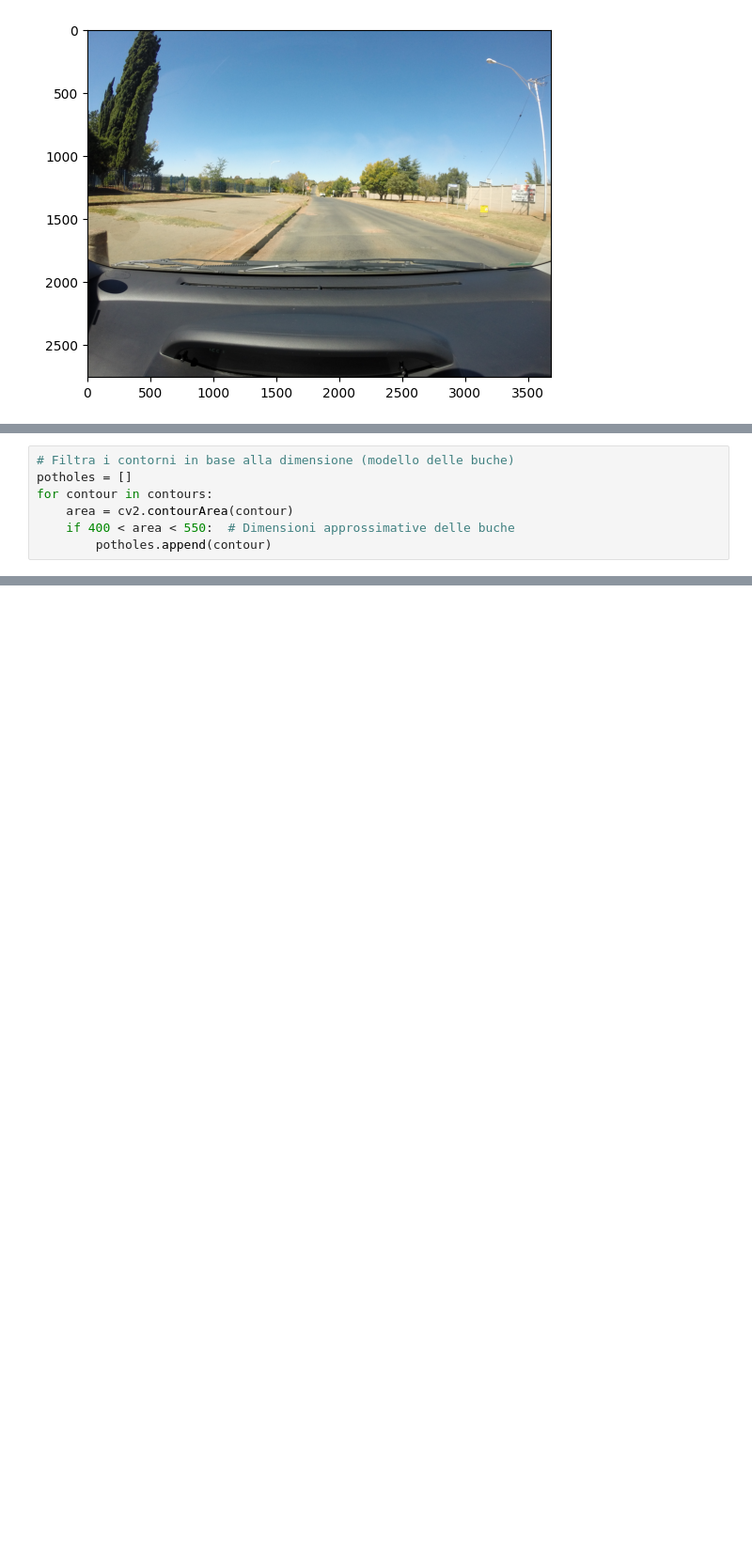
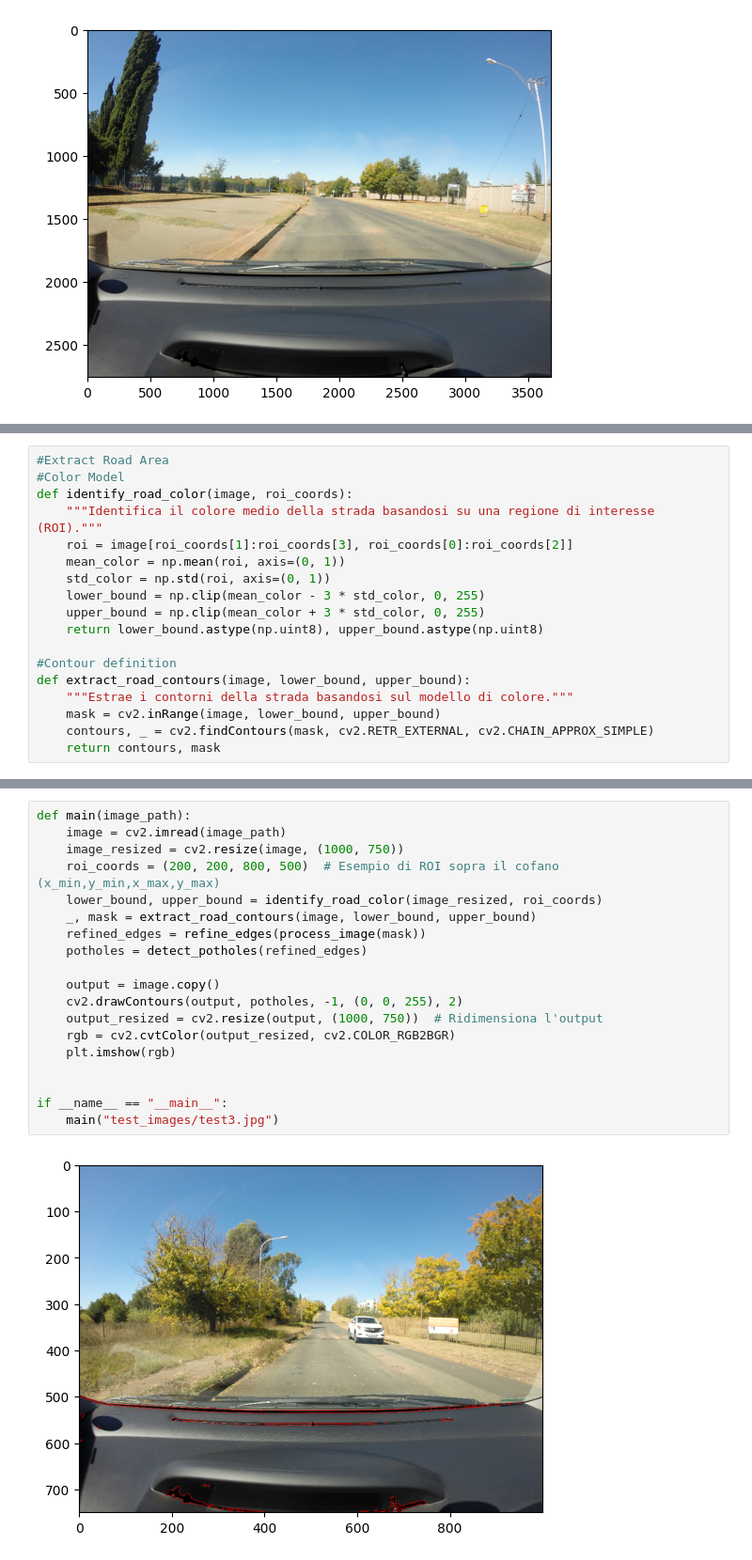
Before and after one commit to christiandalfarra/SIVProject, a Jupyter notebook: progetto_buche.ipynb, the cells around one changed output, grey strips where cells are left out. Shown at 94% size. Drawn from its saved outputs; the diff is of its cells as text; blank space fills up the shorter version.

```diff
--- a/progetto_buche.ipynb
+++ b/progetto_buche.ipynb
@@ -58,7 +33,0 @@ contours, _ = cv2.findContours(dilated_edges, cv2.RETR_EXTERNAL, cv2.CHAIN_APPRO
-# %%
-# Filtra i contorni in base alla dimensione (modello delle buche)
-potholes = []
-for contour in contours:
-    area = cv2.contourArea(contour)
-    if 400 < area < 550:  # Dimensioni approssimative delle buche
-        potholes.append(contour)
@@ -75,0 +34,18 @@ cv2.destroyAllWindows()
+# %%
+#Extract Road Area
+#Color Model
+def identify_road_color(image, roi_coords):
+    """Identifica il colore medio della strada basandosi su una regione di interesse (ROI)."""
+    roi = image[roi_coords[1]:roi_coords[3], roi_coords[0]:roi_coords[2]]
+    mean_color = np.mean(roi, axis=(0, 1))
+    std_color = np.std(roi, axis=(0, 1))
+    lower_bound = np.clip(mean_color - 3 * std_color, 0, 255)
+    upper_bound = np.clip(mean_color + 3 * std_color, 0, 255)
+    return lower_bound.astype(np.uint8), upper_bound.astype(np.uint8)
+
+#Contour definition
+def extract_road_contours(image, lower_bound, upper_bound):
+    """Estrae i contorni della strada basandosi sul modello di colore."""
+    mask = cv2.inRange(image, lower_bound, upper_bound)
+    contours, _ = cv2.findContours(mask, cv2.RETR_EXTERNAL, cv2.CHAIN_APPROX_SIMPLE)
+    return contours, mask
@@ -75,0 +79,21 @@ cv2.destroyAllWindows()
+# %%
+def main(image_path):
+    image = cv2.imread(image_path)
+    image_resized = cv2.resize(image, (1000, 750))
+    roi_coords = (200, 200, 800, 500)  # Esempio di ROI sopra il cofano (x_min,y_min,x_max,y_max)
+    lower_bound, upper_bound = identify_road_color(image_resized, roi_coords)
+    _, mask = extract_road_contours(image, lower_bound, upper_bound)
+    refined_edges = refine_edges(process_image(mask))
+    potholes = detect_potholes(refined_edges)
+
+    output = image.copy()
+    cv2.drawContours(output, potholes, -1, (0, 0, 255), 2)
+    output_resized = cv2.resize(output, (1000, 750))  # Ridimensiona l'output
+    rgb = cv2.cvtColor(output_resized, cv2.COLOR_RGB2BGR)
+    plt.imshow(rgb)
+
+
+if __name__ == "__main__":
+    main("test_images/test3.jpg")
+# %% [output]
+[figure, added]
```
Also changed, not shown: parts of 7 cells of this notebook, 2 other files.
